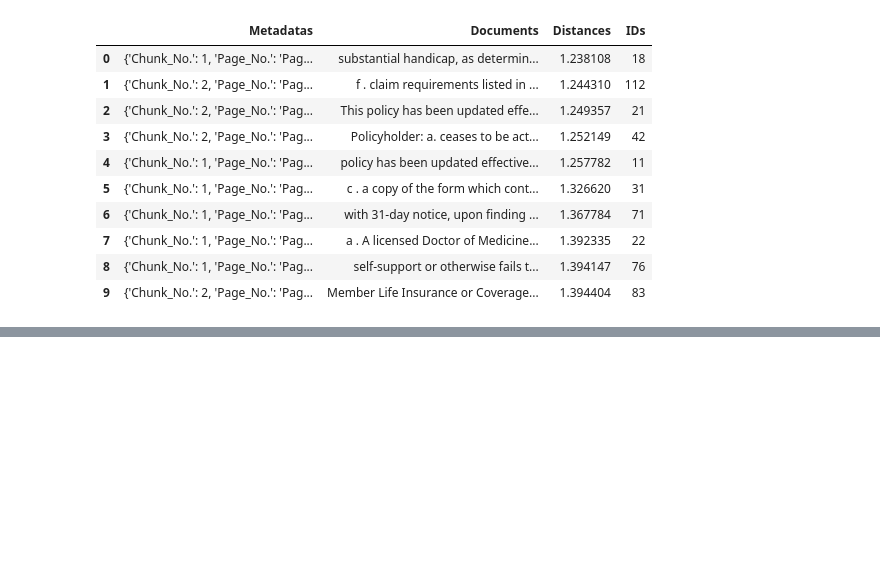
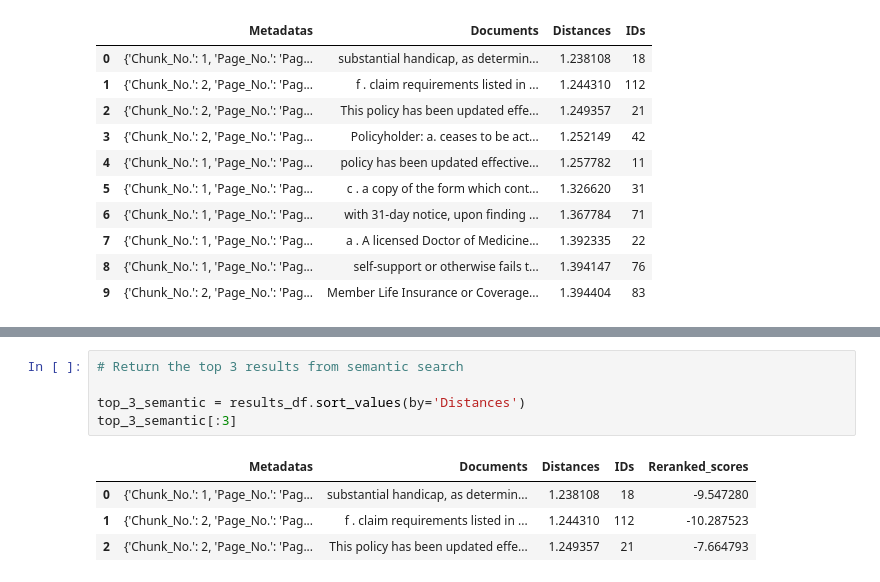
Before and after one commit to ashitajain/HelpMate_AI, a Jupyter notebook: Mr.HelpMate AI.ipynb, the cells around one changed output, grey strips where cells are left out. Saved outputs shown, nothing was run; the diff lists cells and outputs as text; blank space fills up the shorter version.

```diff
--- a/Mr.HelpMate AI.ipynb
+++ b/Mr.HelpMate AI.ipynb
@@ -633,0 +676,10 @@ results_df
+# %%
+# Return the top 3 results from semantic search
+
+top_3_semantic = results_df.sort_values(by='Distances')
+top_3_semantic[:3]
+# %% [output]
+|  | Metadatas | Documents | Distances | IDs | Reranked_scores |
+| 0 | {'Chunk_No.': 1, 'Page_No.': 'Pag... | substantial handicap, as determin... | 1.238108 | 18 | -9.547280 |
+| 1 | {'Chunk_No.': 2, 'Page_No.': 'Pag... | f . claim requirements listed in ... | 1.244310 | 112 | -10.287523 |
+| 2 | {'Chunk_No.': 2, 'Page_No.': 'Pag... | This policy has been updated effe... | 1.249357 | 21 | -7.664793 |
```
Also changed, not shown: parts of 10 cells of this notebook.
